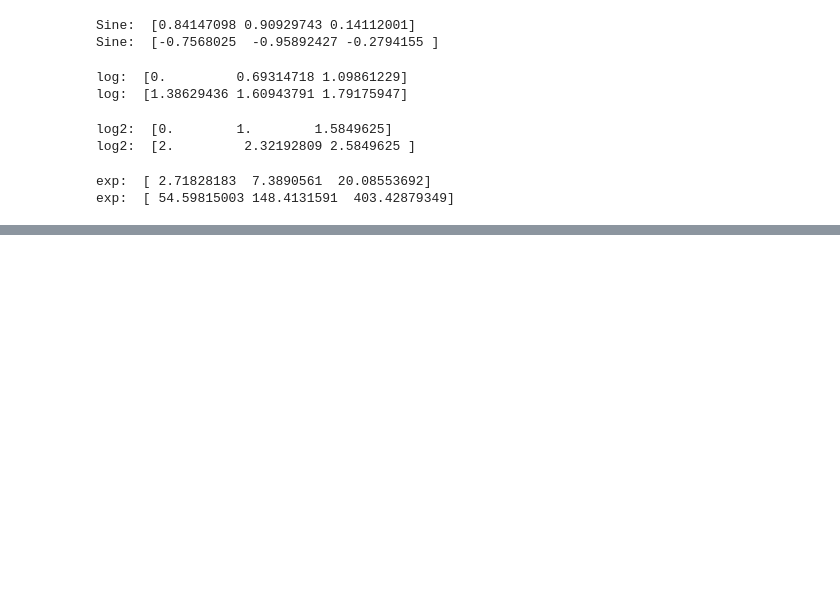
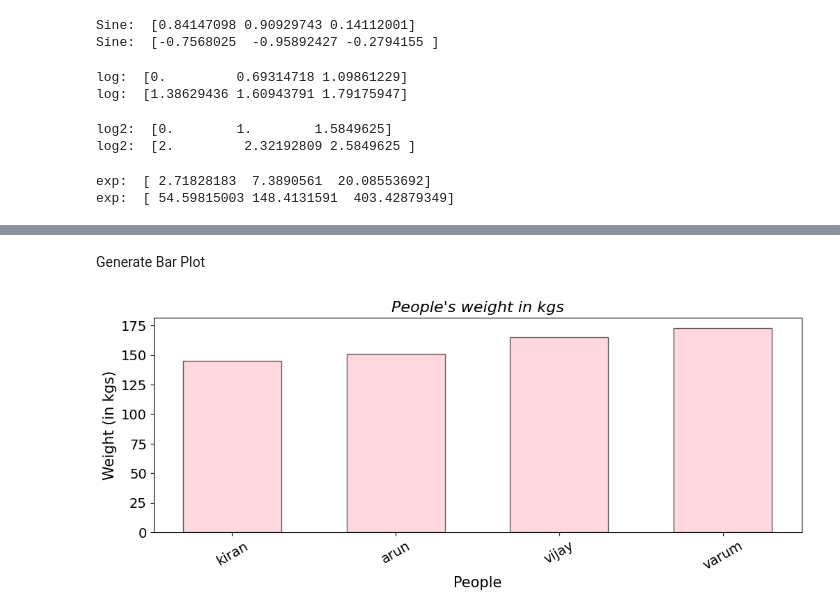
Before and after one commit to 2303A52129/AIML_2303a52129, a Jupyter notebook: Assignment_1.ipynb, the cells around one changed output, grey strips where cells are left out. Drawn from its saved outputs; the diff is of its cells as text; code cells hidden in the pictures; blank space fills up the shorter version.

```diff
--- a/Assignment_1.ipynb
+++ b/Assignment_1.ipynb
@@ -71,0 +91,18 @@ exp:  [ 54.59815003 148.4131591  403.42879349]
+# %% [markdown]
+Generate Bar Plot
+# %%
+plt.figure(figsize=(12,4))
+plt.title("People's weight in kgs",fontsize=16,
+          fontstyle='italic')
+
+# Main plot function 'bar'
+plt.bar(x=people,height=weight, width=0.6,
+        color='pink',edgecolor='k',alpha=0.6)
+
+plt.xlabel("People",fontsize=15)
+plt.xticks(fontsize=14,rotation=30)
+plt.yticks(fontsize=14)
+plt.ylabel("Weight (in kgs)",fontsize=15)
+plt.show()
+# %% [output]
+[figure, added]
```
Also changed, not shown: parts of 4 cells of this notebook.
